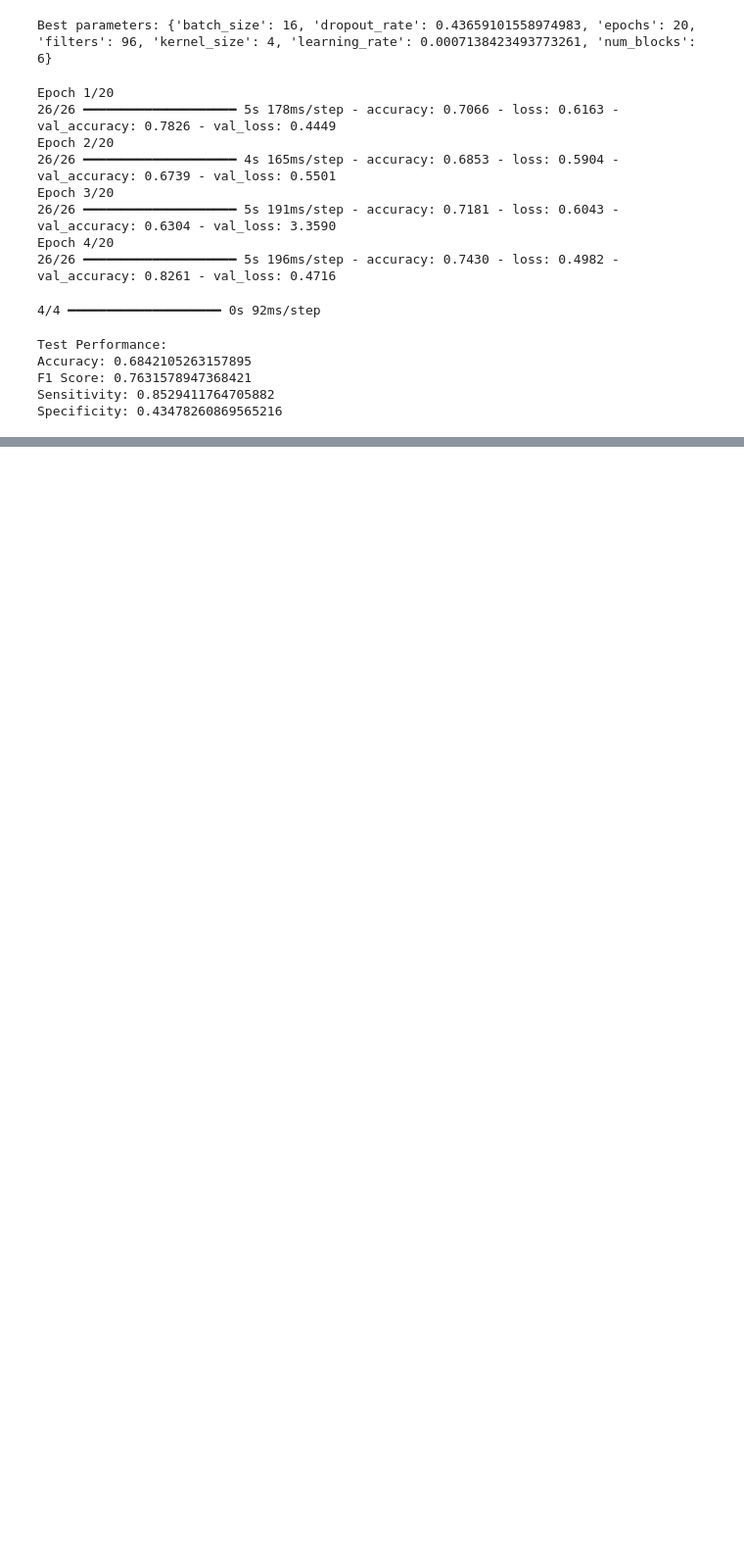
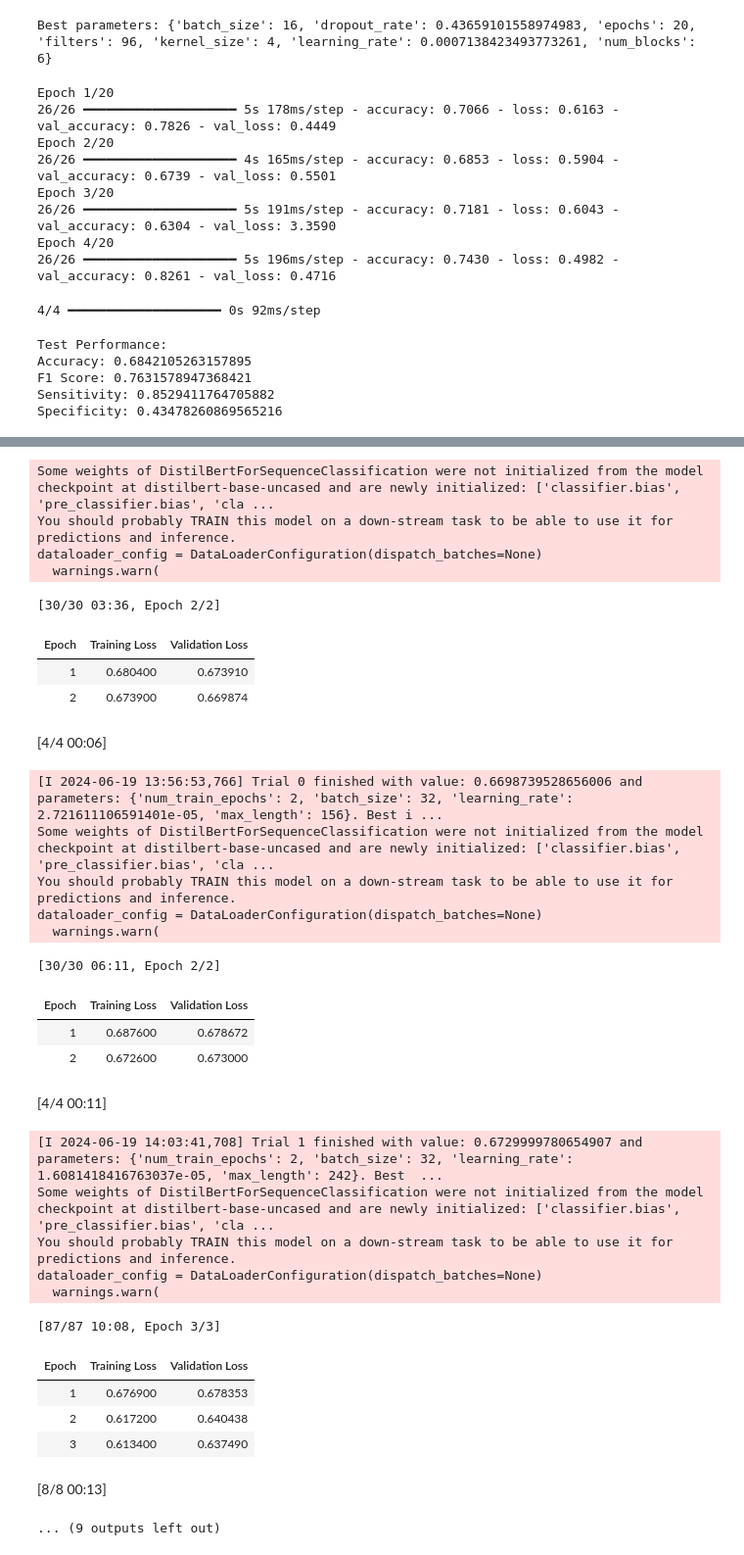
Before and after one commit to CEL-lab/SNP_Deep-Learning, a Jupyter notebook: Code/AutismModels.ipynb, the cells around one changed output, grey strips where cells are left out. Shown at 98% size. Cells and saved outputs as stored; diff of their text form; code cells hidden in the pictures; blank space fills up the shorter version.

```diff
--- a/Code/AutismModels.ipynb
+++ b/Code/AutismModels.ipynb
@@ -3459,0 +3491,22 @@ Specificity: 0.43478260869565216
+# %%
+def objective(params):
+    # Create the FNN model with given hyperparameters
+    model = create_fnn_model(input_dim=X_train.shape[1],
+                             num_layers=params['num_layers'],
+                             units=params['units'],
+                             dropout_rate=params['dropout_rate'],
+                             learning_rate=params['learning_rate'])
+
+    # Early stopping callback
+    early_stopping = EarlyStopping(monitor='val_loss', patience=3, restore_best_weights=True)
+
+    # Train the model
+    history = model.fit(X_train, y_train, epochs=params['epochs'], batch_size=params['batch_size'],
+                        validation_split=0.1, callbacks=[early_stopping], verbose=0)
+
+    # Evaluate the model
+    val_loss = min(history.history['val_loss'])
+
+    print(f"Iteration - Loss: {val_loss}, Params: {params}")
+
+    return {'loss': val_loss, 'status': STATUS_OK}
@@ -3459,0 +3594,16 @@ Specificity: 0.43478260869565216
+# %%
+sequences = [' '.join(map(str, row)) for row in X_final]
+labels = case_control_info.map({'Control': 0, 'Case': 1}).values
+# %%
+class SNPDataset(Dataset):
+    def __init__(self, encodings, labels):
+        self.encodings = encodings
+        self.labels = labels
+
+    def __getitem__(self, idx):
+        item = {key: torch.tensor(val[idx]) for key, val in self.encodings.items()}
+        item['labels'] = torch.tensor(self.labels[idx])
+        return item
+
+    def __len__(self):
+        return len(self.labels)
@@ -3459,0 +3665,2 @@ Specificity: 0.43478260869565216
+# %%
+study = optuna.create_study(direction='minimize')
@@ -3459,0 +3669,34 @@ Specificity: 0.43478260869565216
+# %%
+study.optimize(objective, n_trials=5)
+# %% [output]
+Some weights of DistilBertForSequenceClassification were not initialized from the model checkpoint at distilbert-base-uncased and are newly initialized: ['classifier.bias', 'pre_classifier.bias', 'cla ...
+You should probably TRAIN this model on a down-stream task to be able to use it for predictions and inference.
+dataloader_config = DataLoaderConfiguration(dispatch_batches=None)
+  warnings.warn(
+[30/30 03:36, Epoch 2/2]
+| Epoch | Training Loss | Validation Loss |
+| 1 | 0.680400 | 0.673910 |
+| 2 | 0.673900 | 0.669874 |
+[4/4 00:06]
+[I 2024-06-19 13:56:53,766] Trial 0 finished with value: 0.6698739528656006 and parameters: {'num_train_epochs': 2, 'batch_size': 32, 'learning_rate': 2.721611106591401e-05, 'max_length': 156}. Best i ...
+Some weights of DistilBertForSequenceClassification were not initialized from the model checkpoint at distilbert-base-uncased and are newly initialized: ['classifier.bias', 'pre_classifier.bias', 'cla ...
+You should probably TRAIN this model on a down-stream task to be able to use it for predictions and inference.
+dataloader_config = DataLoaderConfiguration(dispatch_batches=None)
+  warnings.warn(
+[30/30 06:11, Epoch 2/2]
+| Epoch | Training Loss | Validation Loss |
+| 1 | 0.687600 | 0.678672 |
+| 2 | 0.672600 | 0.673000 |
+[4/4 00:11]
+[I 2024-06-19 14:03:41,708] Trial 1 finished with value: 0.6729999780654907 and parameters: {'num_train_epochs': 2, 'batch_size': 32, 'learning_rate': 1.6081418416763037e-05, 'max_length': 242}. Best  ...
+Some weights of DistilBertForSequenceClassification were not initialized from the model checkpoint at distilbert-base-uncased and are newly initialized: ['classifier.bias', 'pre_classifier.bias', 'cla ...
+You should probably TRAIN this model on a down-stream task to be able to use it for predictions and inference.
+dataloader_config = DataLoaderConfiguration(dispatch_batches=None)
+  warnings.warn(
+[87/87 10:08, Epoch 3/3]
+| Epoch | Training Loss | Validation Loss |
+| 1 | 0.676900 | 0.678353 |
+| 2 | 0.617200 | 0.640438 |
+| 3 | 0.613400 | 0.637490 |
+[8/8 00:13]
+... (9 outputs left out)
```
Also changed, not shown: parts of 132 cells of this notebook.
